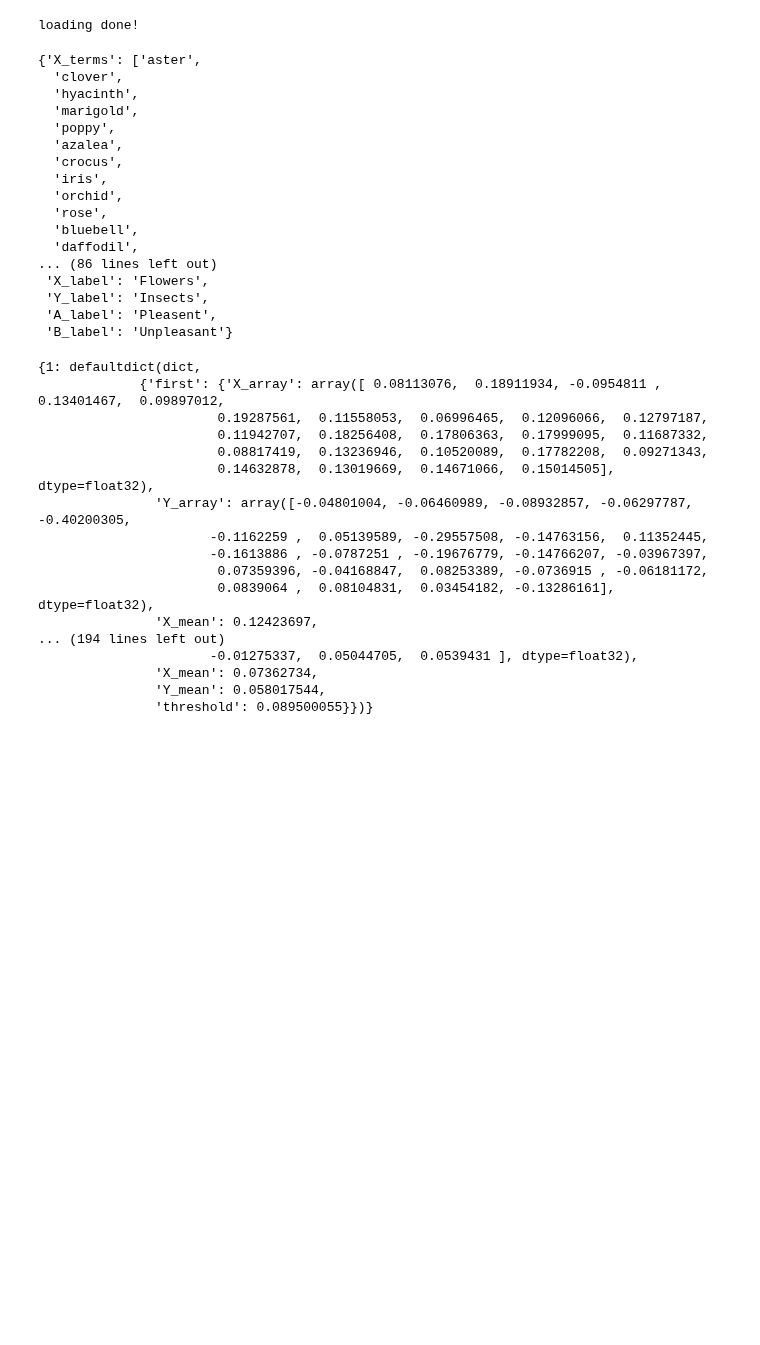
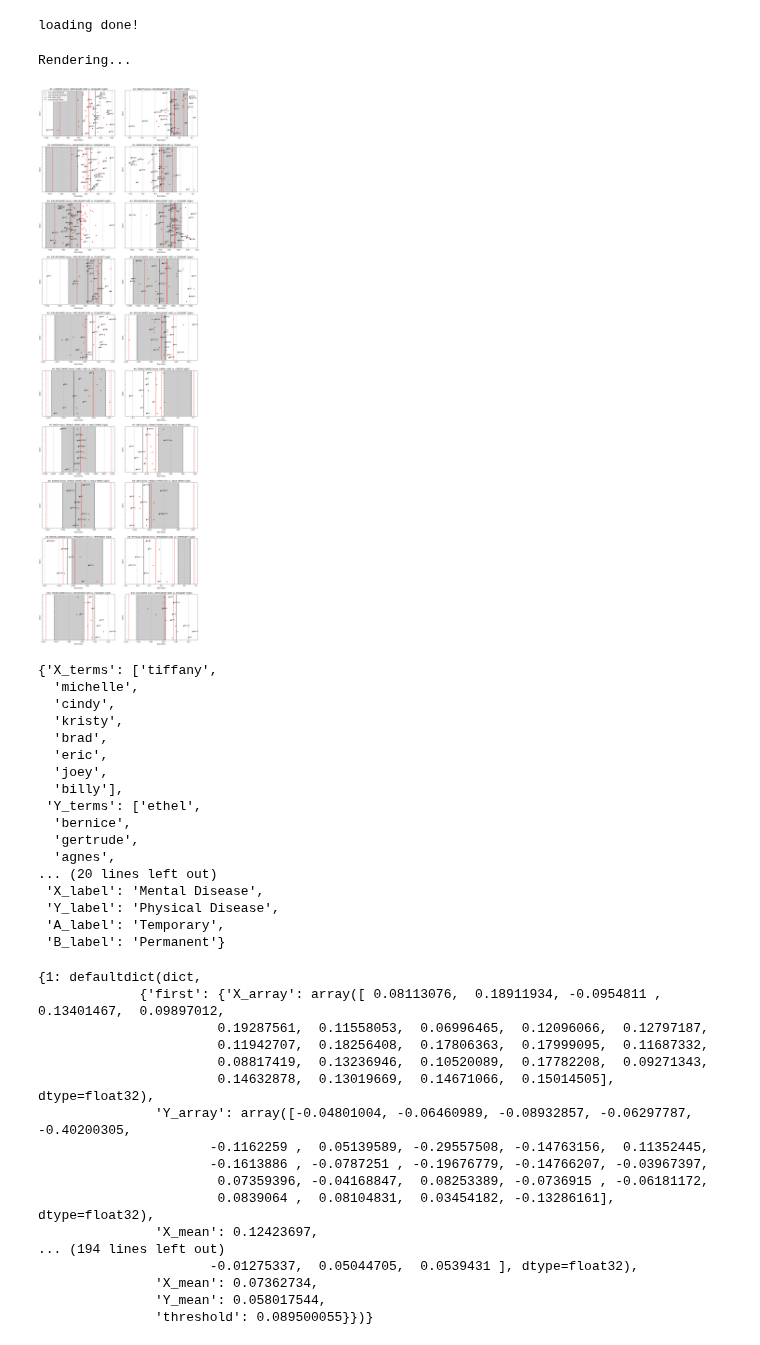
Before and after one commit to danieljsmarda/first-order-cooccurrence-metric-experiments, a Jupyter notebook: notebooks/Visualization.ipynb, the cells around one changed output. Drawn from its saved outputs; the diff is of its cells as text; code cells hidden in the pictures; blank space fills up the shorter version.

Commit message:
Fix title of last plot

```diff
--- a/notebooks/Visualization.ipynb
+++ b/notebooks/Visualization.ipynb
@@ -24,10 +24,10 @@ IMAGE_SAVE_FILEPATH = '../reports/figures/exp_results.png'
 exp_def_dict = open_pickle(EXPERIMENT_DEFINITION_FILEPATH)
 results_dict = open_pickle(RESULTS_FILEPATH)
 # %%
-def add_axes_obj_labels(ax, target_label, A_label, B_label):
+def add_axes_obj_labels(ax, exp_num, target_label, A_label, B_label):
     TITLE_FONT_SIZE = 12
     [target_label, A_label, B_label] = [s.upper() for s in [target_label, A_label, B_label]]
-    ax.set_title(f'{target_label} terms: {B_label} (left) vs. {A_label} (right)',
+    ax.set_title(f'#{exp_num}: {target_label} terms: {B_label} (left) vs. {A_label} (right)',
                 fontsize=TITLE_FONT_SIZE)
     ax.set_xlabel(f'Bias Value')
     ax.set_ylabel(f'Word')
@@ -61,54 +61,57 @@ def add_scatters_and_lines(ax, arr_first, arr_second, threshold_first, threshold
 fig, axs = plt.subplots(10,2, figsize=(15,50))
 LEGEND_SIZE = 10
 
 exps = range(1,11)
 target_letters = ['X','Y']
 for exp_num, target_letter in tqdm(product(exps, target_letters), total=20):
     col = 0 if target_letter =='X' else 1
     ax = axs[exp_num-1, col]
 
     arr_first = results_dict[exp_num]['first'][f'{target_letter}_array']
     arr_second = results_dict[exp_num]['second'][f'{target_letter}_array']
     threshold_first = results_dict[exp_num]['first']['threshold']
     threshold_second = results_dict[exp_num]['second']['threshold']
     mean_first = results_dict[exp_num]['first'][f'{target_letter}_mean']
     mean_second = results_dict[exp_num]['second'][f'{target_letter}_mean']
     y = [i for i in range(1,len(arr_first)+1)]
 
     terms = exp_def_dict[exp_num][f'{target_letter}_terms']
     target_label = exp_def_dict[exp_num][f'{target_letter}_label']
     A_label = exp_def_dict[exp_num]['A_label']
     B_label = exp_def_dict[exp_num]['B_label']
 
     add_scatters_and_lines(ax, arr_first, arr_second, threshold_first, threshold_second,
                     mean_first, mean_second, y)
     annotate_points(ax, terms, arr_first, y)
-    add_axes_obj_labels(ax, target_label, A_label, B_label)
+    add_axes_obj_labels(ax, exp_num, target_label, A_label, B_label)
 axs[0,0].legend(loc=2, prop={'size': LEGEND_SIZE})
 fig.tight_layout(pad=2)
 print('Rendering...')
 plt.savefig(IMAGE_SAVE_FILEPATH)
 plt.show()
+# %% [output]
+Rendering...
+[figure, added]
 # %%
-exp_def_dict[1]
+exp_def_dict[10]
 # %% [output]
-{'X_terms': ['aster',
-  'clover',
-  'hyacinth',
-  'marigold',
-  'poppy',
-  'azalea',
-  'crocus',
-  'iris',
-  'orchid',
-  'rose',
-  'bluebell',
-  'daffodil',
-... (86 lines left out)
- 'X_label': 'Flowers',
- 'Y_label': 'Insects',
- 'A_label': 'Pleasent',
- 'B_label': 'Unpleasant'}
+{'X_terms': ['tiffany',
+  'michelle',
+  'cindy',
+  'kristy',
+  'brad',
+  'eric',
+  'joey',
+  'billy'],
+ 'Y_terms': ['ethel',
+  'bernice',
+  'gertrude',
+  'agnes',
+... (20 lines left out)
+ 'X_label': 'Mental Disease',
+ 'Y_label': 'Physical Disease',
+ 'A_label': 'Temporary',
+ 'B_label': 'Permanent'}
 # %%
 results_dict = open_pickle(RESULTS_FILEPATH)
 results_dict
```
Also changed, not shown: 2 other files.
